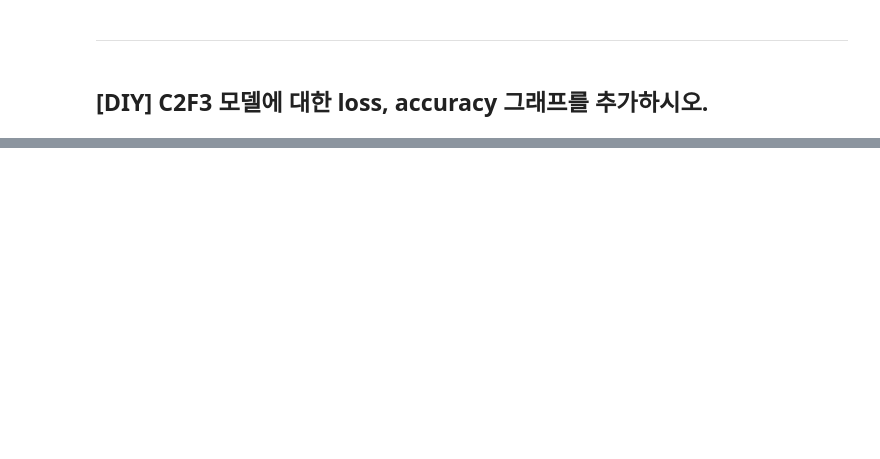
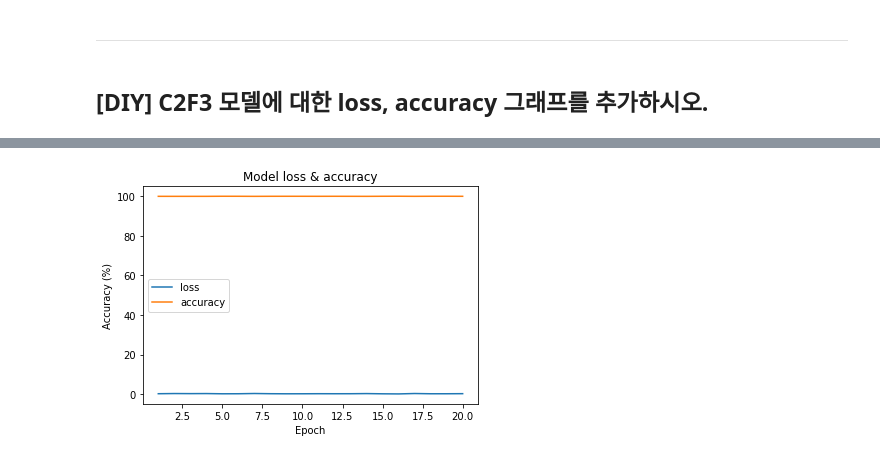
Before and after one commit to w2j1y12/pdm17, a Jupyter notebook: py-tensorflow/DL2-CNN/dl2_01_mnist_CNN_start.ipynb, the cells around one changed output, grey strips where cells are left out. Drawn from its saved outputs; the diff is of its cells as text; code cells hidden in the pictures; blank space fills up the shorter version.

```diff
--- a/py-tensorflow/DL2-CNN/dl2_01_mnist_CNN_start.ipynb
+++ b/py-tensorflow/DL2-CNN/dl2_01_mnist_CNN_start.ipynb
@@ -519,0 +557,5 @@ plt.legend(['accuracy','val_accuracy'], loc='center')
+# %%
+hist = c2f2.fit(X_train, y_train,
+         epochs = 20 ,
+         batch_size =100,
+         validation_data=(X_test,y_test))
@@ -519,0 +580,15 @@ plt.legend(['accuracy','val_accuracy'], loc='center')
+# %%
+# Plot loass and accuracy
+# Plot training & validation accuracy values
+epochs = 20
+loss_list = [100 * i for i in hist.history['loss']]
+acc_list = [100 * i for i in hist.history['accuracy']]
+plt.plot(range(1,epochs+1),loss_list)
+plt.plot(range(1,epochs+1),acc_list)
+plt.title('Model loss & accuracy')
+plt.ylabel('Accuracy (%)')
+plt.xlabel('Epoch')
+plt.legend(['loss', 'accuracy'], loc='center left')
+plt.show()
+# %% [output]
+[figure, added]
```
Also changed, not shown: parts of 28 cells of this notebook.
